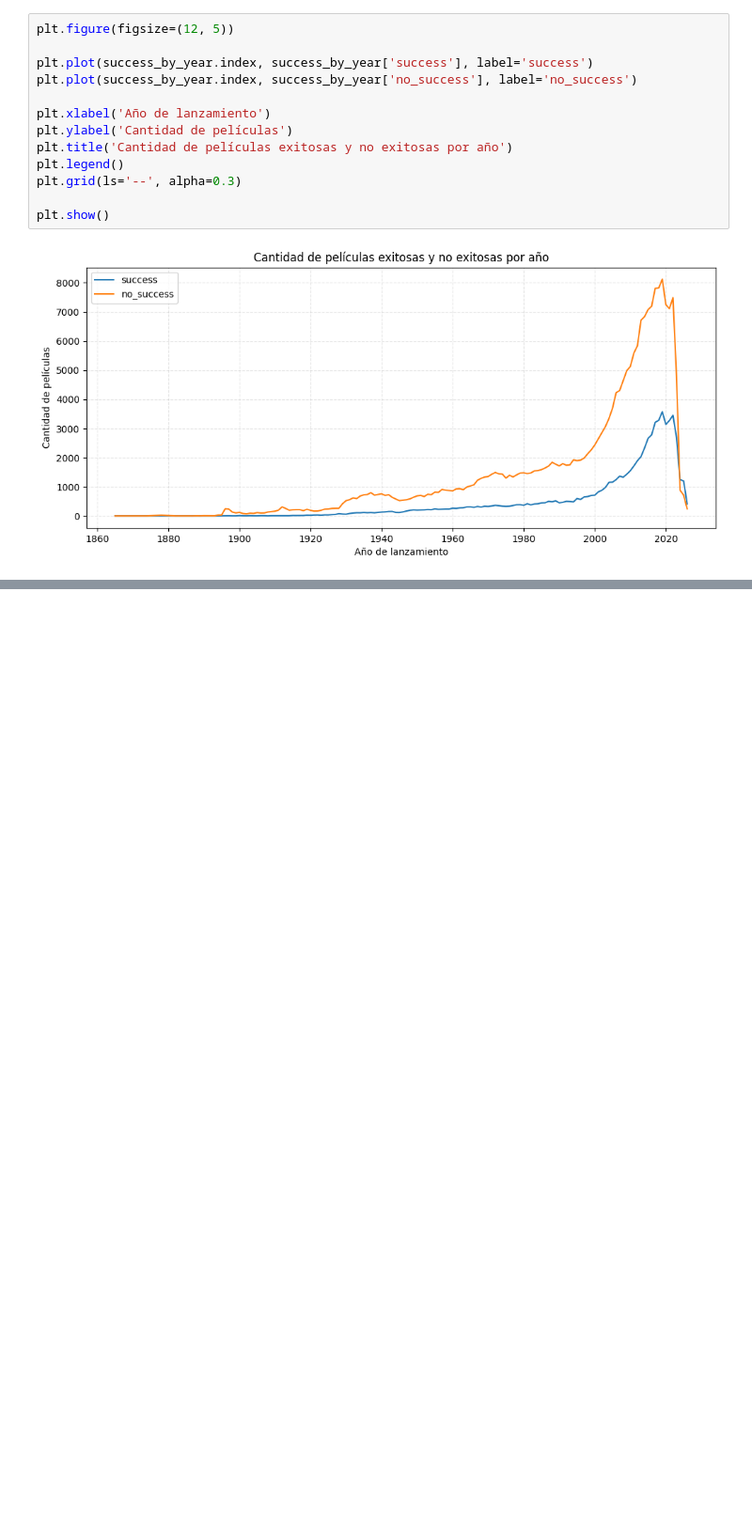
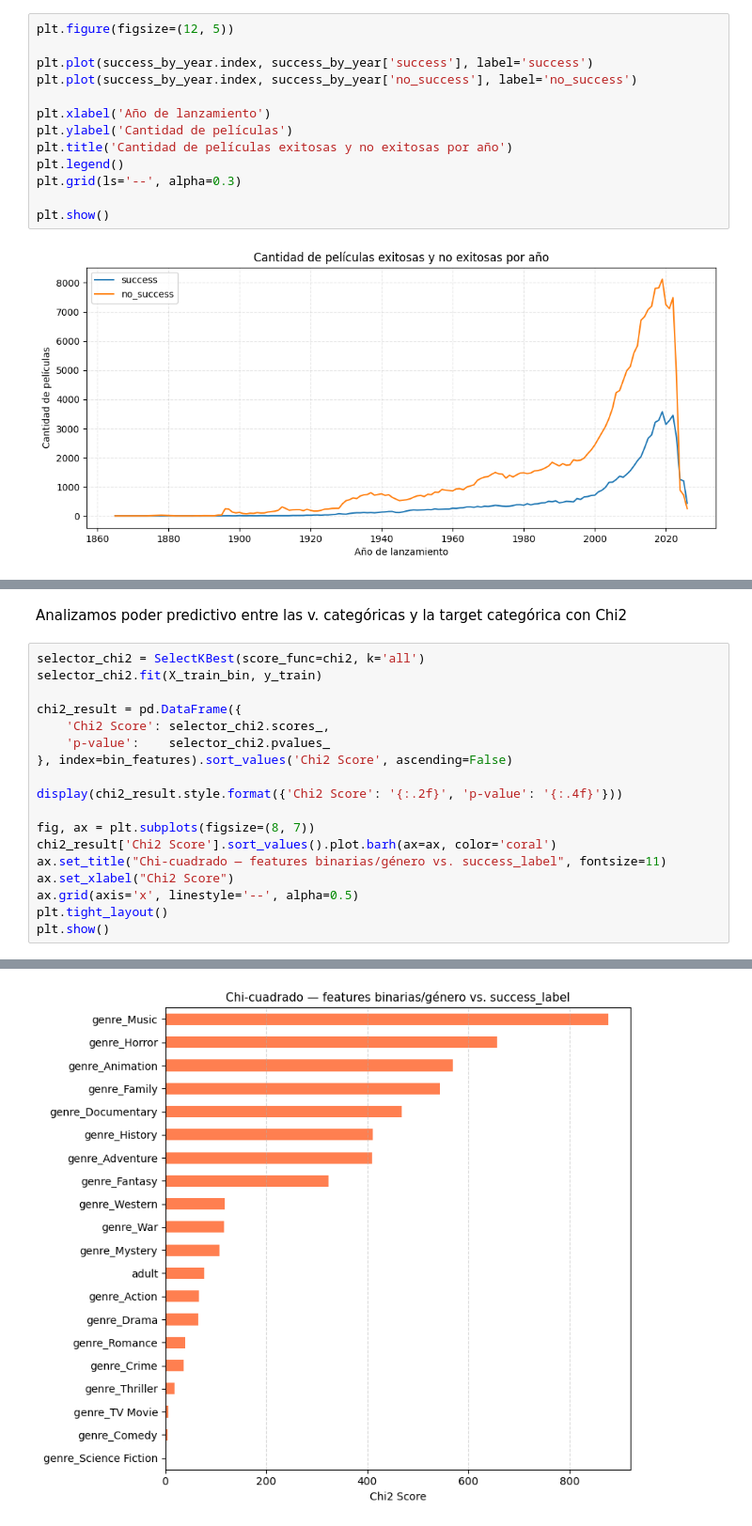
Before and after one commit to LuisParedes1/TP-CEIA-Analisis-de-datos, a Jupyter notebook: Trabajo_Practico_Analisis_de_Datos_CEIA.ipynb, the cells around one changed output, grey strips where cells are left out. Shown at 94% size. Drawn from its saved outputs; the diff is of its cells as text; blank space fills up the shorter version.

```diff
--- a/Trabajo_Practico_Analisis_de_Datos_CEIA.ipynb
+++ b/Trabajo_Practico_Analisis_de_Datos_CEIA.ipynb
@@ -844,0 +946,21 @@ plt.show()
+# %% [markdown]
+Analizamos poder predictivo entre las v. categóricas y la target categórica con Chi2
+# %%
+selector_chi2 = SelectKBest(score_func=chi2, k='all')
+selector_chi2.fit(X_train_bin, y_train)
+
+chi2_result = pd.DataFrame({
+    'Chi2 Score': selector_chi2.scores_,
+    'p-value':    selector_chi2.pvalues_
+}, index=bin_features).sort_values('Chi2 Score', ascending=False)
+
+display(chi2_result.style.format({'Chi2 Score': '{:.2f}', 'p-value': '{:.4f}'}))
+
+fig, ax = plt.subplots(figsize=(8, 7))
+chi2_result['Chi2 Score'].sort_values().plot.barh(ax=ax, color='coral')
+ax.set_title("Chi-cuadrado — features binarias/género vs. success_label", fontsize=11)
+ax.set_xlabel("Chi2 Score")
+ax.grid(axis='x', linestyle='--', alpha=0.5)
+plt.tight_layout()
+plt.show()
+# %% [output]
@@ -844,0 +984 @@ plt.show()
+[figure, added]
```
Also changed, not shown: parts of 57 cells of this notebook, 1 other file.
